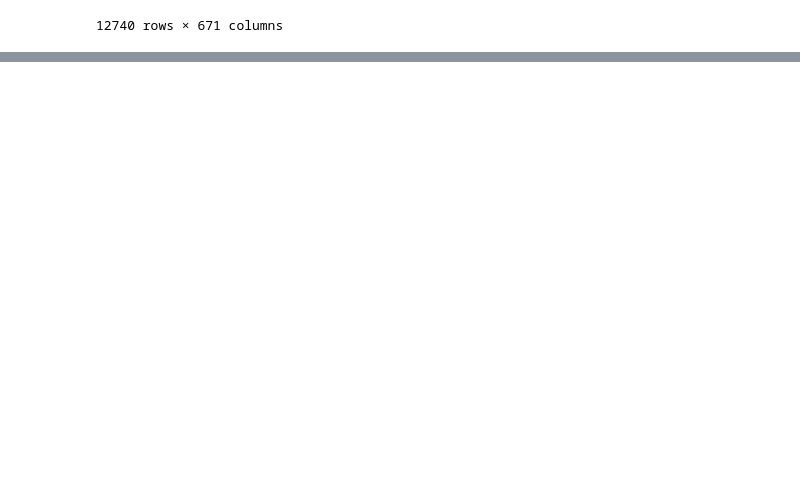
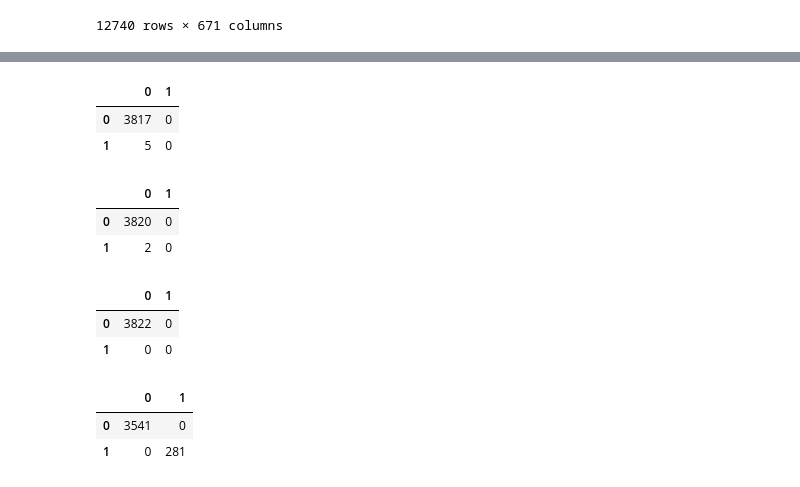
Before and after one commit to robd123/AML, a Jupyter notebook: Project2/Project2.ipynb, the cells around one changed output, grey strips where cells are left out. Cells and saved outputs as stored; diff of their text form; code cells hidden in the pictures; blank space fills up the shorter version.

```diff
--- a/Project2/Project2.ipynb
+++ b/Project2/Project2.ipynb
@@ -173,3 +173,10 @@ food_scaled.drop(columns = ['#cakeweek', '#wasteless', '22-minute meals', '3-ing
 | 12738 | 0.438484 | 0.295702 | 0.785111 | -0.131622 | -0.043771 | 0.0 | 0.0 | 0.0 | ... |
 | 12739 | 0.438484 | 0.140745 | 1.715400 | -0.540668 | 4.819932 | 0.0 | 0.0 | 0.0 | ... |
 12740 rows × 671 columns
+# %%
+from sklearn.model_selection import train_test_split
+
+X = food_scaled
+Y = food[['#cakeweek', '#wasteless', '22-minute meals', '3-ingredient recipes', 'anthony bourdain', 'appetizer', 'alcoholic']]
+
+X_train, X_test, Y_train, Y_test = train_test_split(X, Y, test_size = 0.30, random_state = 0)
@@ -175,0 +204,60 @@ food_scaled.drop(columns = ['#cakeweek', '#wasteless', '22-minute meals', '3-ing
+# %%
+X_train, X_test, Y_train, Y_test = train_test_split(X, Y[['22-minute meals']], test_size = 0.30, random_state = 0)
+
+classifier = LogisticRegression()
+classifier.fit(X_train, Y_train)
+
+twenty_two_pred = classifier.predict(X_test)
+
+labels = [0, 1]
+cm = confusion_matrix(Y_test, twenty_two_pred, labels=labels)
+pd.DataFrame(cm, index=labels, columns=labels)
+# %% [output]
+|  | 0 | 1 |
+| 0 | 3817 | 0 |
+| 1 | 5 | 0 |
+# %%
+X_train, X_test, Y_train, Y_test = train_test_split(X, Y[['3-ingredient recipes']], test_size = 0.30, random_state = 0)
+
+classifier = LogisticRegression()
+classifier.fit(X_train, Y_train)
+
+three_ingredient_pred = classifier.predict(X_test)
+
+labels = [0, 1]
+cm = confusion_matrix(Y_test, three_ingredient_pred, labels=labels)
+pd.DataFrame(cm, index=labels, columns=labels)
+# %% [output]
+|  | 0 | 1 |
+| 0 | 3820 | 0 |
+| 1 | 2 | 0 |
+# %%
+X_train, X_test, Y_train, Y_test = train_test_split(X, Y[['anthony bourdain']], test_size = 0.30, random_state = 0)
+
+classifier = LogisticRegression()
+classifier.fit(X_train, Y_train)
+
+anthony_bourdain_pred = classifier.predict(X_test)
+
+labels = [0, 1]
+cm = confusion_matrix(Y_test, anthony_bourdain_pred, labels=labels)
+pd.DataFrame(cm, index=labels, columns=labels)
+# %% [output]
+|  | 0 | 1 |
+| 0 | 3822 | 0 |
+| 1 | 0 | 0 |
+# %%
+X_train, X_test, Y_train, Y_test = train_test_split(X, Y[['appetizer']], test_size = 0.30, random_state = 0)
+
+classifier = LogisticRegression()
+classifier.fit(X_train, Y_train)
+
+appetizer_pred = classifier.predict(X_test)
+
+labels = [0, 1]
+cm = confusion_matrix(Y_test, appetizer_pred, labels=labels)
+pd.DataFrame(cm, index=labels, columns=labels)
+# %% [output]
+|  | 0 | 1 |
+| 0 | 3541 | 0 |
+| 1 | 0 | 281 |
```
Also changed, not shown: parts of 2 cells of this notebook.
